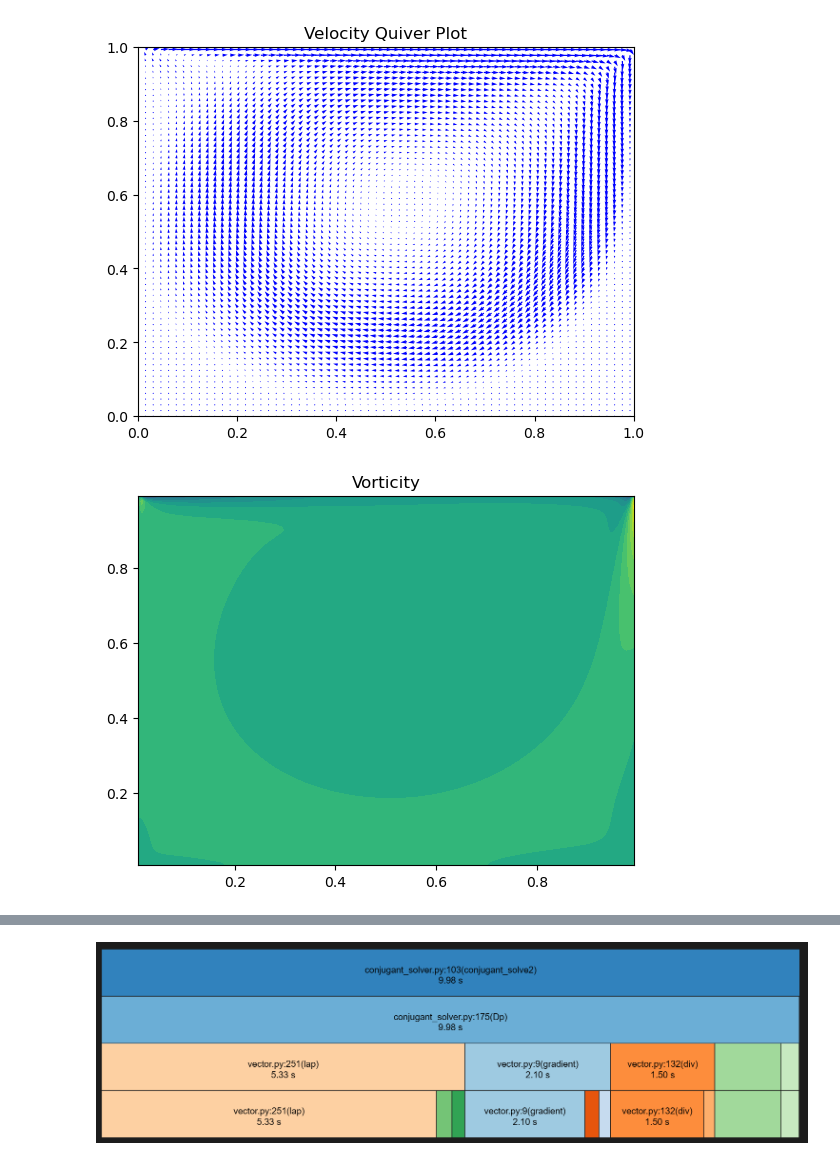
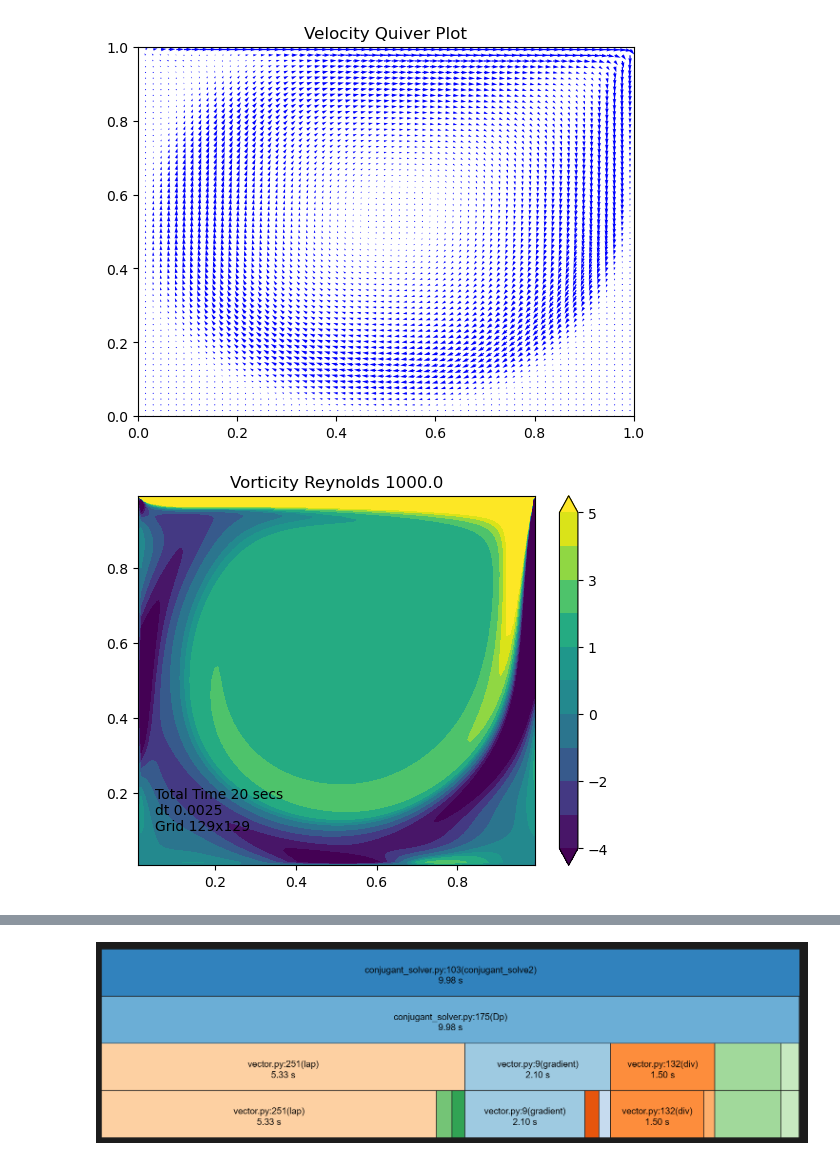
Before and after one commit to roneil44/FlowSim, a Jupyter notebook: analyis.ipynb, the cells around one changed output, grey strips where cells are left out. Saved outputs shown, nothing was run; the diff lists cells and outputs as text; code cells hidden in the pictures.

Commit message:
Vorticity comparisons finalized

```diff
--- a/analyis.ipynb
+++ b/analyis.ipynb
@@ -3,14 +3,15 @@ import numpy as np
 import json
 from matplotlib import pyplot as plt
 import matplotlib
+import math
 
 # # Load in data from JSON file Re = 400
-with open(r'C:\Users\Riley\Desktop\Code\FlowSim\Results\2025-6-2-20-28-43_Re400.0_dx0.007751937984496124_dt0.0025_t10.json','r') as file:
-    data = json.load(file)
+# with open(r'C:\Users\Riley\Desktop\Code\FlowSim\Results\2025-6-2-20-28-43_Re400.0_dx0.007751937984496124_dt0.0025_t10.json','r') as file:
+#     data = json.load(file)
 
 # Load in data from JSON file Re = 1000
-# with open(r'C:\Users\Riley\Desktop\Code\FlowSim\Results\2025-6-1-21-43-57_Re1000.0_dx0.01_dt0.002_t20.json','r') as file:
-#     data = json.load(file)
+with open(r'C:\Users\Riley\Desktop\Code\FlowSim\Results\2025-6-2-21-47-22_Re1000.0_dx0.007751937984496124_dt0.0025_t20.json','r') as file:
+    data = json.load(file)
 
 # Load in data from JSON file Immersed Boundary Initialization
 # with open(r'C:\Users\Riley\Desktop\Code\FlowSim\Results\2025-6-1-16-37-23_Re200.0_dx0.009900990099009901_dt0.0025_t0.01.json','r') as file:
@@ -20,4 +21,4 @@ with open(r'C:\Users\Riley\Desktop\Code\FlowSim\Results\2025-6-2-20-28-43_Re400.
 # with open(r'C:\Users\Riley\Desktop\Code\FlowSim\Results\2025-6-2-18-55-44_Re3200.0_dx0.007751937984496124_dt0.00025_t8.json','r') as file:
 #     data = json.load(file)
 
-print(data['U'])
+#print(data['U'])
@@ -170,26 +151,27 @@ plt.xlim(0,x_max)
 plt.ylim(0,y_max)
 plt.show()
 # %% [output]
-[figure, old version]
+[figure, new version]
 # %%
 # Compute vorticity
 
 vorticity = np.zeros((nx+1, ny+1))
 w_x = np.linspace(dx,x_max-dx,nx+1)
 w_y = np.linspace(dy,y_max-dy,ny+1)
 w_X, w_Y = np.meshgrid(w_x, w_y, indexing='ij')
 
 for i in range(1, len(U)):
     for j in range(1, len(U[0])):
-        vorticity[i,j] = (-V[i-1,j] + V[i,j])/(dx) - (-U[i,j-1] + U[i,j])/(dy)
+        vorticity[i,j] = -(-V[i-1,j] + V[i,j])/(dx) + (-U[i,j-1] + U[i,j])/(dy)
 
-#vort2 = np.gradient(V, axis=0) - np.gradient(U, axis=1)
+vort2 = np.gradient(V, axis=0) - np.gradient(U, axis=1)
 
 # norm=matplotlib.colors.LogNorm()
-N = 20
-plt.contourf(w_X, w_Y, vorticity, N)
-#plt.colorbar()
-plt.title('Vorticity')
+N = 6
+plt.contourf(w_X, w_Y, vorticity, [-4, -3, -2, -1, 0, .5, 1, 2, 3 ,4, 5], extend='both')
+plt.colorbar()
+plt.title(f'Vorticity Reynolds {data['Reynolds']}')
+plt.annotate(f'Total Time {data['total time']} secs\ndt {data['dt']}\nGrid {nx}x{ny}', (.05,.1))
 plt.show()
 # %% [output]
-[figure, old version]
+[figure, new version]
```
Also changed, not shown: parts of 8 cells of this notebook, 5 other files.
